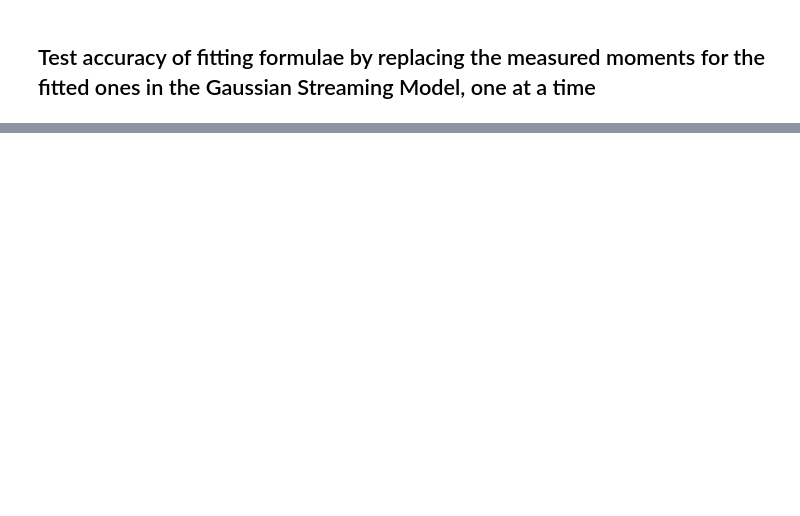
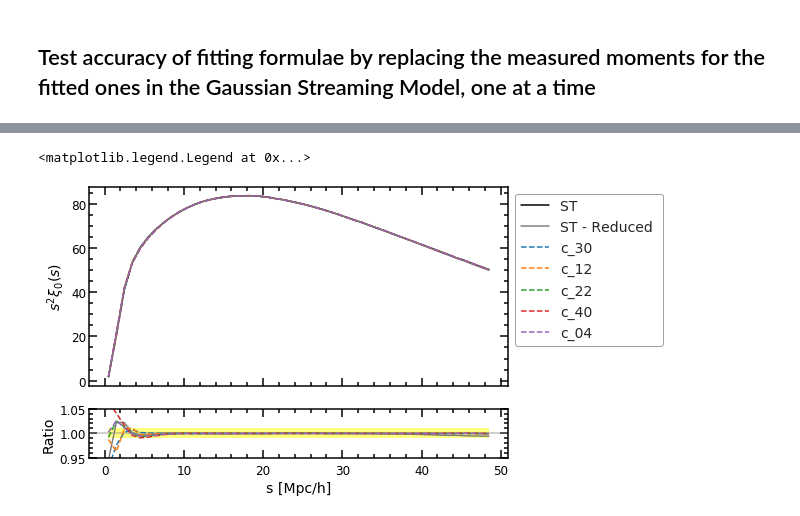
Before and after one commit to florpi/StreamingModel, a Jupyter notebook: streaming/taylor_expansion/fitting_moments_accuracy_multipoles.ipynb, the cells around one changed output, grey strips where cells are left out. Drawn from its saved outputs; the diff is of its cells as text; code cells hidden in the pictures; blank space fills up the shorter version.

```diff
--- a/streaming/taylor_expansion/fitting_moments_accuracy_multipoles.ipynb
+++ b/streaming/taylor_expansion/fitting_moments_accuracy_multipoles.ipynb
@@ -282,0 +340,3 @@ ax2.set_ylim(0.95,1.05)
+# %%
+# Using all measured moments:
+skewt = stream.Stream(simulation, 'skewt')
@@ -282,0 +345,4 @@ ax2.set_ylim(0.95,1.05)
+# %%
+# Using all fitted moments:
+skewt_reduced = stream.Stream(simulation, 'skewt',
+                        best_fit_moments = best_fit_moments)
@@ -282,0 +352,13 @@ ax2.set_ylim(0.95,1.05)
+# %%
+skewt_reduced_models = []
+
+for key in list(best_fit_moments.keys())[3:]:
+    # copy all measured moments
+    moments = copy.deepcopy(measured_moments)
+    # subtitute for fitted one at a time
+    moments[key] = best_fit_moments[key]
+
+    gaussian_reduced = stream.Stream(simulation, 'skewt',
+                        best_fit_moments = moments)
+
+    skewt_reduced_models.append(gaussian_reduced)
@@ -282,0 +372,42 @@ ax2.set_ylim(0.95,1.05)
+# %%
+fig, (ax1, ax2) = plt.subplots(nrows=2,sharex = True, squeeze = True,
+                          gridspec_kw = {'height_ratios':[4,1]})
+
+ax1.plot(skewt_reduced.s_c,
+         skewt_reduced.s_c **2* skewt.monopole,
+         label = 'ST ', color='black')
+
+ax1.plot(skewt_reduced.s_c,
+         skewt_reduced.s_c **2 * skewt_reduced.monopole,
+         label = 'ST - Reduced ', color='gray')
+
+for i, key in enumerate(list(best_fit_moments.keys())[3:]):
+
+    ax1.plot(skewt_reduced_models[i].s_c, skewt_reduced_models[i].s_c**2 * skewt_reduced_models[i].monopole,
+         linestyle='dashed', #color = colors[i],
+         label = key)
+
+ax2.fill_between(skewt.s_c,0.99, 1.01, facecolor = 'yellow', alpha = 0.5)
+ax2.axhline(y = 1., linestyle='-', color='gray', alpha = 0.5)
+
+ax2.plot(skewt.s_c,  skewt_reduced.monopole/skewt.monopole,
+         color = 'gray')
+
+for i, key in enumerate(list(best_fit_moments.keys())[3:]):
+
+    ax2.plot(skewt_reduced_models[i].s_c,  skewt_reduced_models[i].monopole/skewt.monopole,
+         linestyle='dashed',# color = colors[i],
+         label = key)
+
+
+ax1.set_ylabel(r'$s^2 \xi_0 (s)$')
+ax2.set_xlabel(r's [Mpc/h]')
+ax2.set_ylabel(r'Ratio')
+
+ax2.set_ylim(0.95,1.05)
+#ax1.set_ylim(-5.,25)
+
+ax1.legend(bbox_to_anchor=(1,1))
+# %% [output]
+<matplotlib.legend.Legend at 0x...>
+[figure, added]
```
Also changed, not shown: parts of 28 cells of this notebook.
